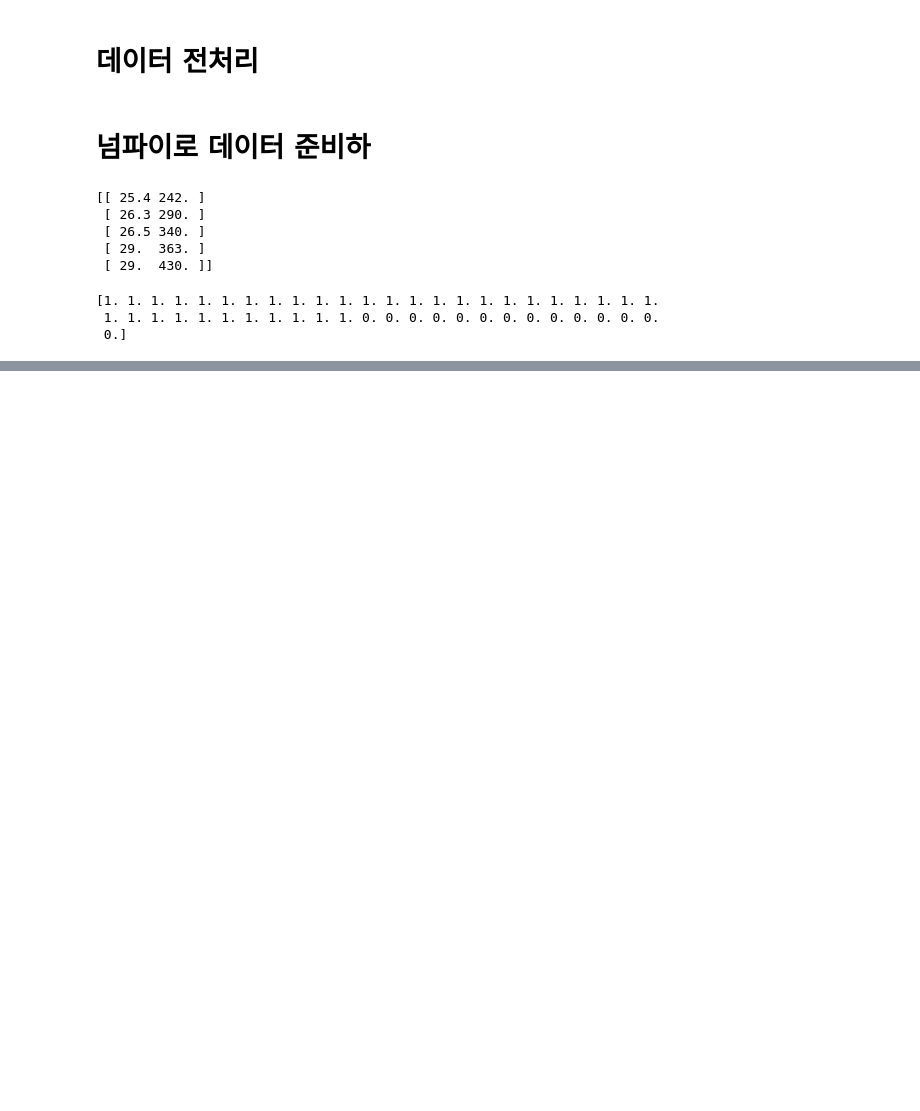
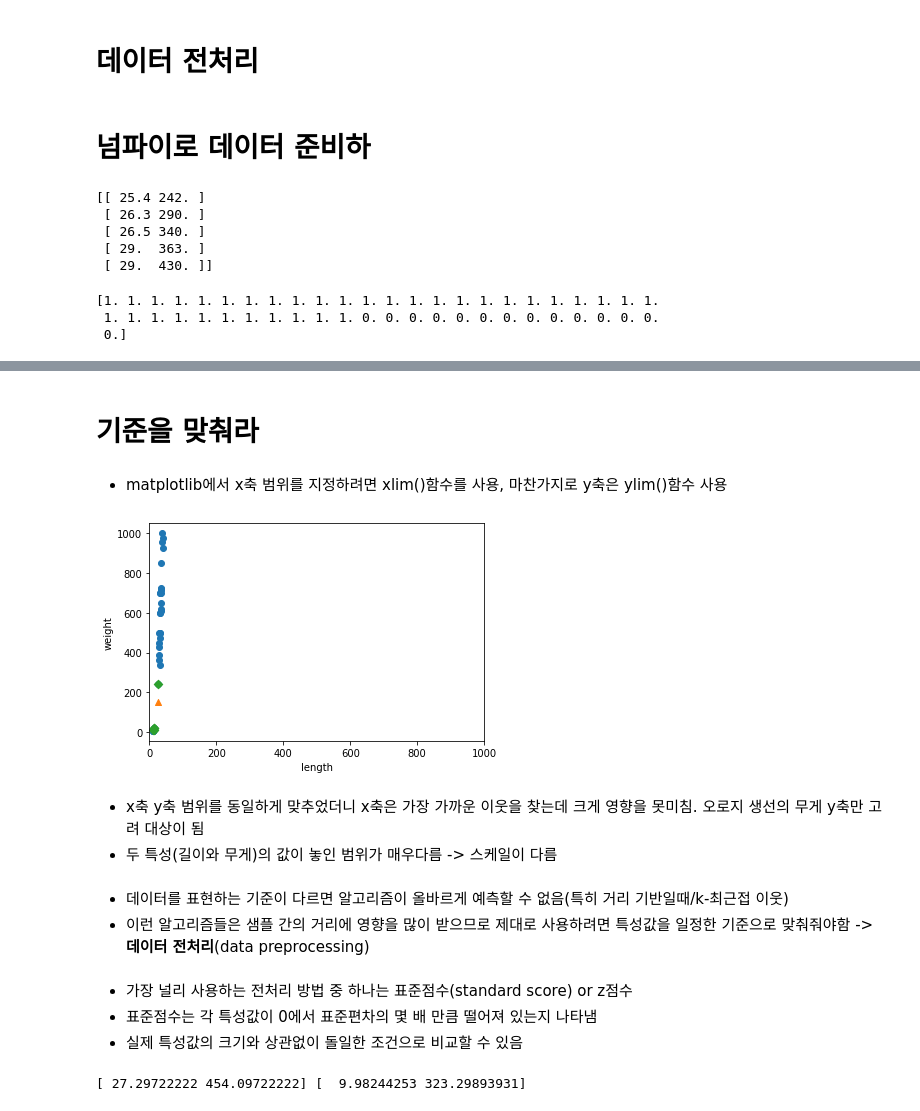
Before and after one commit to JaeSeung-Park/ML, a Jupyter notebook: 데이터_전처리.ipynb, the cells around one changed output, grey strips where cells are left out. Cells and saved outputs as stored; diff of their text form; code cells hidden in the pictures; blank space fills up the shorter version.

```diff
--- a/데이터_전처리.ipynb
+++ b/데이터_전처리.ipynb
@@ -35,0 +129,24 @@ print(fish_target)
+# %% [markdown]
+# 기준을 맞춰라
+# %% [markdown]
+- matplotlib에서 x축 범위를 지정하려면 xlim()함수를 사용, 마찬가지로 y축은 ylim()함수 사용
+# %%
+plt.scatter(train_input[:,0], train_input[:,1])
+plt.scatter(25, 150, marker='^')
+plt.scatter(train_input[indexes,0], train_input[indexes,1], marker='D')
+plt.xlim((0, 1000))
+plt.xlabel('length')
+plt.ylabel('weight')
+plt.show()
+# %% [output]
+[figure, added]
+# %% [markdown]
+- x축 y축 범위를 동일하게 맞추었더니 x축은 가장 가까운 이웃을 찾는데 크게 영향을 못미침. 오로지 생선의 무게 y축만 고려 대상이 됨
+- 두 특성(길이와 무게)의 값이 놓인 범위가 매우다름 -> 스케일이 다름
+# %% [markdown]
+- 데이터를 표현하는 기준이 다르면 알고리즘이 올바르게 예측할 수 없음(특히 거리 기반일때/k-최근접 이웃)
+- 이런 알고리즘들은 샘플 간의 거리에 영향을 많이 받으므로 제대로 사용하려면 특성값을 일정한 기준으로 맞춰줘야함 -> **데이터 전처리**(data preprocessing)
+# %% [markdown]
+- 가장 널리 사용하는 전처리 방법 중 하나는 표준점수(standard score) or z점수
+- 표준점수는 각 특성값이 0에서 표준편차의 몇 배 만큼 떨어져 있는지 나타냄
+- 실제 특성값의 크기와 상관없이 돌일한 조건으로 비교할 수 있음
@@ -35,0 +160,4 @@ print(fish_target)
+# %%
+print(mean, std)
+# %% [output]
+[ 27.29722222 454.09722222] [  9.98244253 323.29893931]
```
Also changed, not shown: parts of 24 cells of this notebook.
